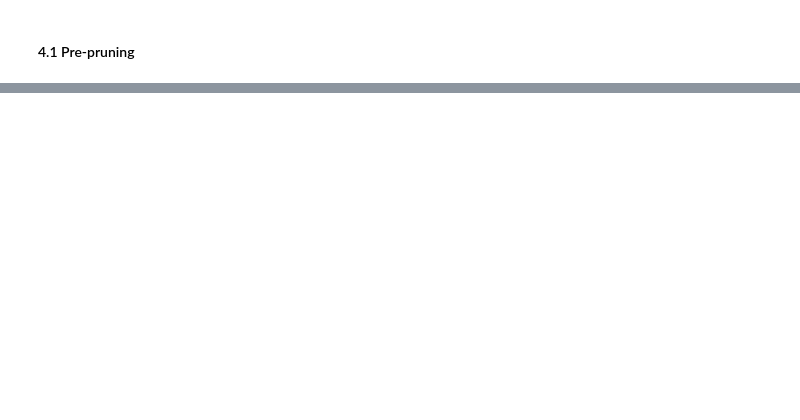
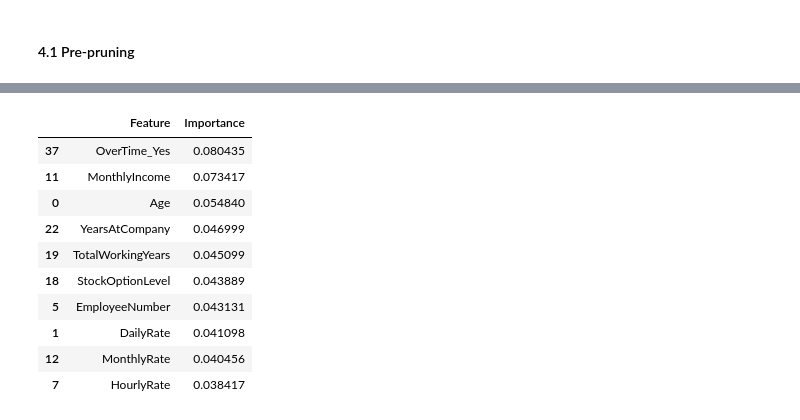
Before and after one commit to kevish2822/Machine-Learning-Foundations, a Jupyter notebook: 01_Supervised_Learning/Employee_Attrition_Project/employee-attrition.ipynb, the cells around one changed output, grey strips where cells are left out. Cells and saved outputs as stored; diff of their text form; code cells hidden in the pictures; blank space fills up the shorter version.

```diff
--- a/01_Supervised_Learning/Employee_Attrition_Project/employee-attrition.ipynb
+++ b/01_Supervised_Learning/Employee_Attrition_Project/employee-attrition.ipynb
@@ -394,0 +487,30 @@ CM:  [[221  34]
+# %%
+from sklearn.ensemble import RandomForestClassifier
+
+rf = RandomForestClassifier(
+    n_estimators=501,
+    max_depth=10,
+    min_samples_split=5,
+    min_samples_leaf=2,
+    class_weight='balanced',
+    oob_score=True,
+    random_state=42
+)
+
+rf.fit(X_train, y_train)
+
+y_probs = rf.predict_proba(X_test)[:, 1]
+
+threshold = 0.3
+
+y_pred_rf = (y_probs >= threshold).astype(int)
+
+## Evaluation
+
+print("Random Forest")
+print(f'oob score : {rf.oob_score_}')
+print(f"accuracy : {accuracy_score(y_test, y_pred_rf)}")
+print("Recall: ", recall_score(y_test, y_pred_rf))
+print("Precision: ", precision_score(y_test, y_pred_rf))
+print("F1 score: ", f1_score(y_test, y_pred_rf))
+print("CM: ", confusion_matrix(y_test, y_pred_rf))
@@ -394,0 +526,26 @@ CM:  [[221  34]
+# %%
+importances = rf.feature_importances_
+
+feature_importance_df = pd.DataFrame({
+    "Feature": X_train.columns,
+    "Importance": importances
+})
+
+feature_importance_df = feature_importance_df.sort_values(
+    by="Importance",
+    ascending=False
+)
+
+feature_importance_df.head(10)
+# %% [output]
+|  | Feature | Importance |
+| 37 | OverTime_Yes | 0.080435 |
+| 11 | MonthlyIncome | 0.073417 |
+| 0 | Age | 0.054840 |
+| 22 | YearsAtCompany | 0.046999 |
+| 19 | TotalWorkingYears | 0.045099 |
+| 18 | StockOptionLevel | 0.043889 |
+| 5 | EmployeeNumber | 0.043131 |
+| 1 | DailyRate | 0.041098 |
+| 12 | MonthlyRate | 0.040456 |
+| 7 | HourlyRate | 0.038417 |
```
Also changed, not shown: parts of 23 cells of this notebook, 2 other files.
